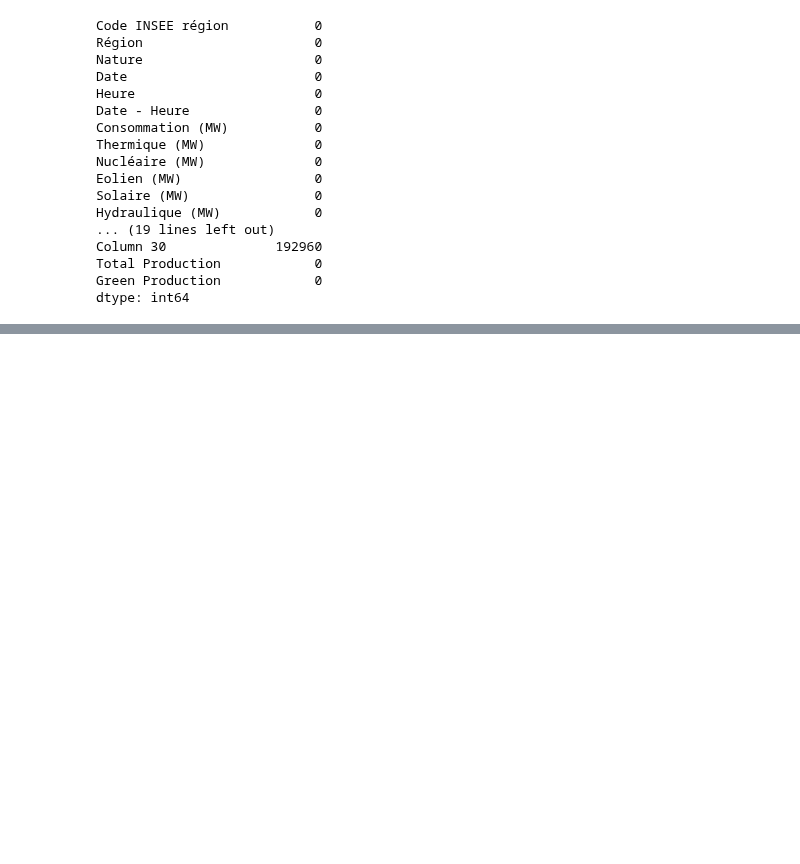
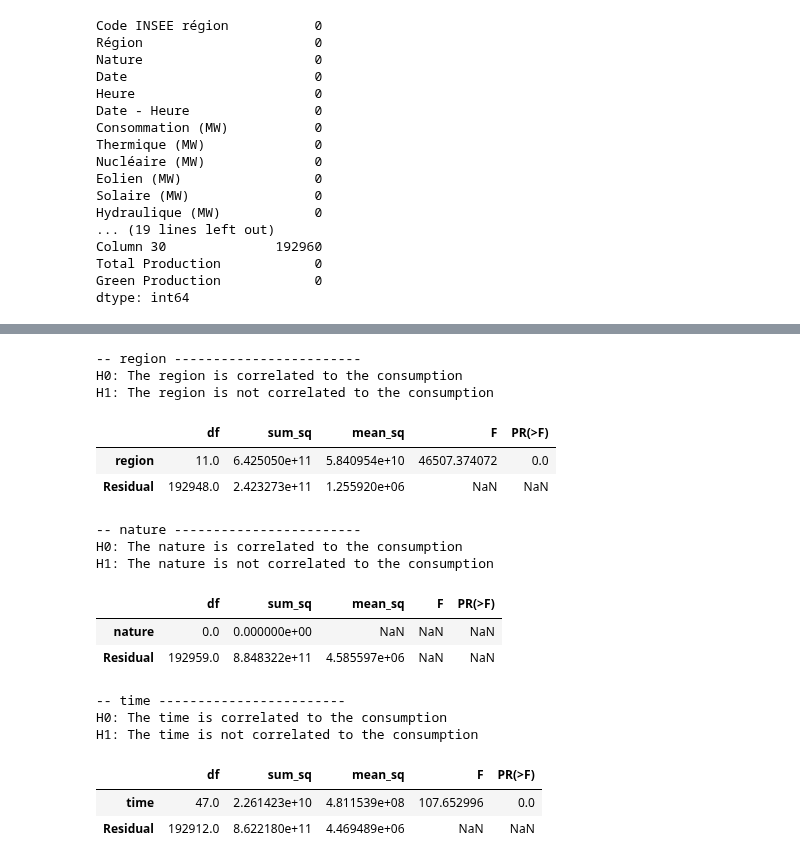
Before and after one commit to ergunes/dataproject, a Jupyter notebook: Energy Project Reference Notebook.ipynb, the cells around one changed output, grey strips where cells are left out. Saved outputs shown, nothing was run; the diff lists cells and outputs as text; code cells hidden in the pictures; blank space fills up the shorter version.

```diff
--- a/Energy Project Reference Notebook.ipynb
+++ b/Energy Project Reference Notebook.ipynb
@@ -252,15 +255,15 @@ We still achieve null values in three important columns:
 
 For further data processing, the values for nuclear and pumping power plants are replaced with 0. For the missing values in energy exchange we use the mean value.
 # %%
-brit_mean = df_project.loc[(df_project['Région'] == 'Bretagne') & (df_project['Ech. physiques (MW)'].notnull()), 'Ech. physiques (MW)'].mean()
-brit_mean
+exchange_mean = df_project.loc[(df_project.apply(lambda x: x['Région'] in [regions_eph.any()], axis=1)) & (df_project['Ech. physiques (MW)'].notnull()), 'Ech. physiques (MW)'].mean()
+exchange_mean
 # %% [output]
 1996.1370967741937
 # %%
 df_project.loc[df_project['Région'].isin(regions_nuc), 'Nucléaire (MW)'] = df_project.loc[df_project['Région'].isin(regions_nuc), 'Nucléaire (MW)'].fillna(0)
 df_project.loc[df_project['Région'].isin(regions_pmp), 'Pompage (MW)'] = df_project.loc[df_project['Région'].isin(regions_pmp), 'Pompage (MW)'].fillna(0)
 brit_mean = df_project.loc[(df_project['Région'] == 'Bretagne') & (df_project['Ech. physiques (MW)'].notnull()), 'Ech. physiques (MW)'].mean()
-df_project.loc[df_project['Région'].isin(regions_eph), 'Ech. physiques (MW)'] = df_project.loc[df_project['Région'].isin(regions_eph), 'Ech. physiques (MW)'].fillna(brit_mean)
+df_project.loc[df_project['Région'].isin(regions_eph), 'Ech. physiques (MW)'] = df_project.loc[df_project['Région'].isin(regions_eph), 'Ech. physiques (MW)'].fillna(exchange_mean)
 # %% [output]
 A value is trying to be set on a copy of a slice from a DataFrame.
 Try using .loc[row_indexer,col_indexer] = value instead
@@ -311,2 +435,56 @@ dtype: int64
+# %%
+# ANOVA test (categorical to numeral variables)
+import statsmodels.api
+
+var_cat = ['insee_regional_code',
+           'region',
+           'nature',
+           'time']
+
+print('-- region ------------------------')
+print('H0: The region is correlated to the consumption')
+print('H1: The region is not correlated to the consumption')
+
+result = statsmodels.formula.api.ols('consumtion_mw ~ region', data = df_project).fit()
+table = statsmodels.api.stats.anova_lm(result)
+display(table)
+print('')
+
+print('-- nature ------------------------')
+print('H0: The nature is correlated to the consumption')
+print('H1: The nature is not correlated to the consumption')
+
+result = statsmodels.formula.api.ols('consumtion_mw ~ nature', data = df_project).fit()
+table = statsmodels.api.stats.anova_lm(result)
+display(table)
+print('')
+
+print('-- time ------------------------')
+print('H0: The time is correlated to the consumption')
+print('H1: The time is not correlated to the consumption')
+
+result = statsmodels.formula.api.ols('consumtion_mw ~ time', data = df_project).fit()
+table = statsmodels.api.stats.anova_lm(result)
+display(table)
+print('')
+# %% [output]
+-- region ------------------------
+H0: The region is correlated to the consumption
+H1: The region is not correlated to the consumption
+|  | df | sum_sq | mean_sq | F | PR(>F) |
+| region | 11.0 | 6.425050e+11 | 5.840954e+10 | 46507.374072 | 0.0 |
+| Residual | 192948.0 | 2.423273e+11 | 1.255920e+06 | NaN | NaN |
+-- nature ------------------------
+H0: The nature is correlated to the consumption
+H1: The nature is not correlated to the consumption
+|  | df | sum_sq | mean_sq | F | PR(>F) |
+| nature | 0.0 | 0.000000e+00 | NaN | NaN | NaN |
+| Residual | 192959.0 | 8.848322e+11 | 4.585597e+06 | NaN | NaN |
+-- time ------------------------
+H0: The time is correlated to the consumption
+H1: The time is not correlated to the consumption
+|  | df | sum_sq | mean_sq | F | PR(>F) |
+| time | 47.0 | 2.261423e+10 | 4.811539e+08 | 107.652996 | 0.0 |
+| Residual | 192912.0 | 8.622180e+11 | 4.469489e+06 | NaN | NaN |
 # %% [markdown]
 ## Variables with many null values
```
Also changed, not shown: parts of 13 cells of this notebook.
